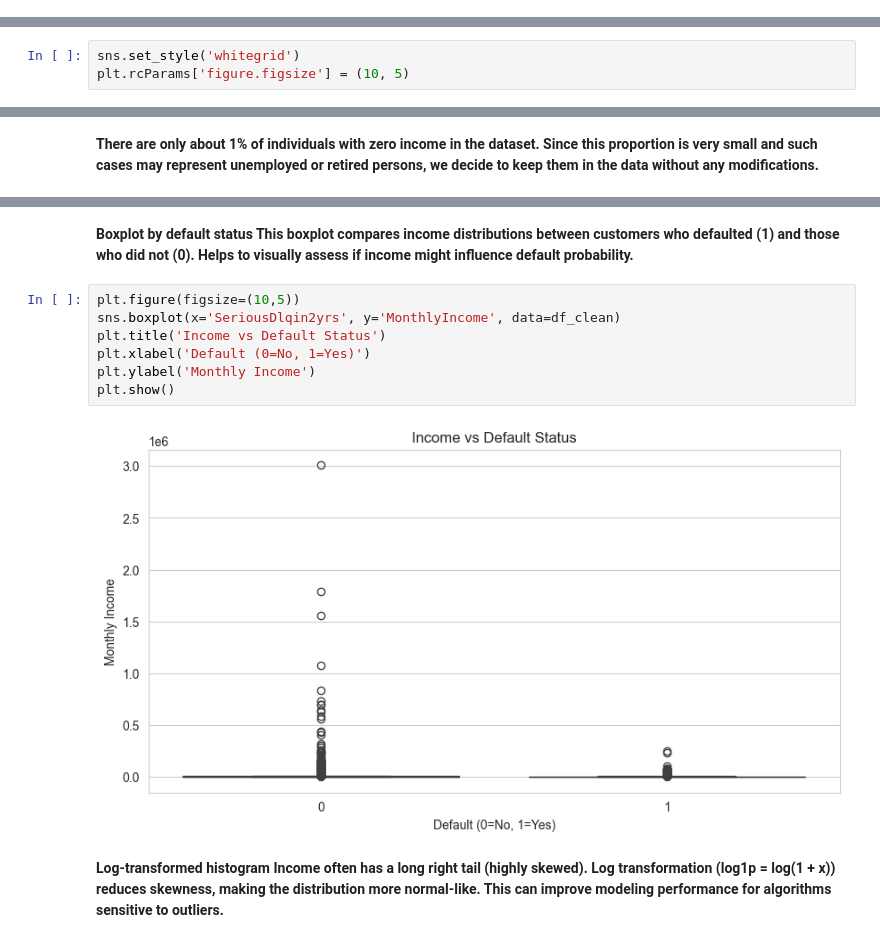
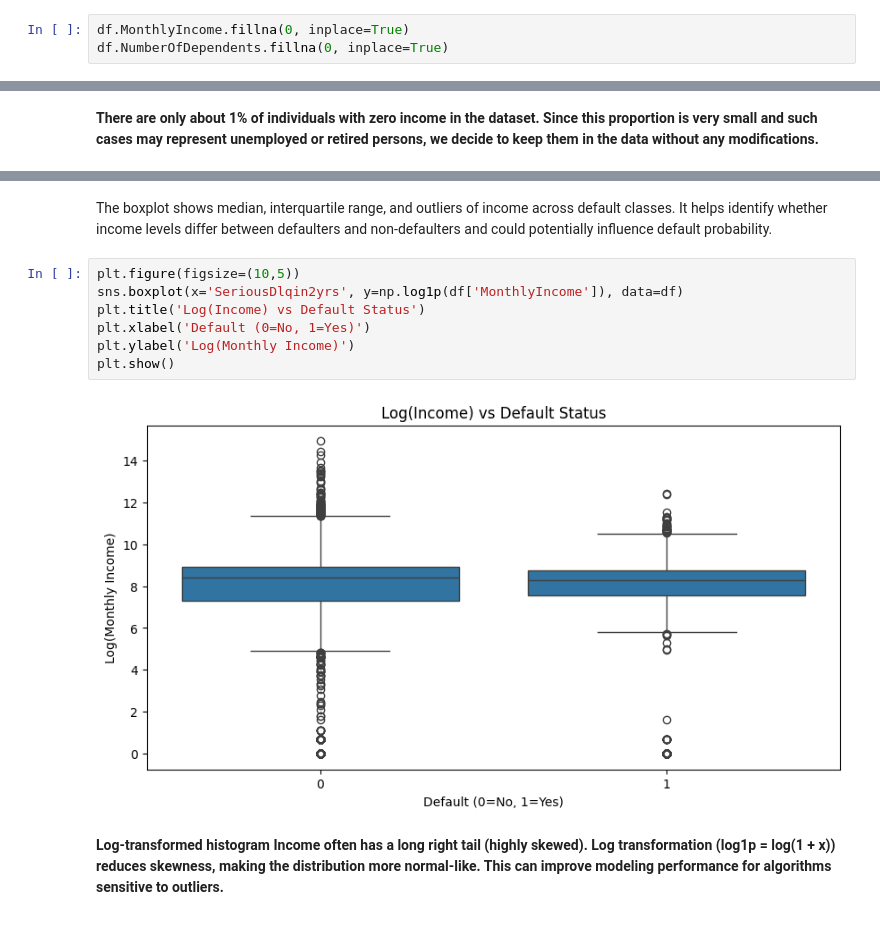
Before and after one commit to JanIzmer/Credit_Scoring_Project, a Jupyter notebook: notebooks/01_EDA.ipynb, the cells around one changed output, grey strips where cells are left out. Drawn from its saved outputs; the diff is of its cells as text.

```diff
--- a/notebooks/01_EDA.ipynb
+++ b/notebooks/01_EDA.ipynb
@@ -18,0 +36,3 @@ df_clean = clean_credit_data(df)
+# %%
+df.MonthlyIncome.fillna(0, inplace=True)
+df.NumberOfDependents.fillna(0, inplace=True)
@@ -34,3 +118,0 @@ dtype: int64
-# %%
-sns.set_style('whitegrid')
-plt.rcParams['figure.figsize'] = (10, 5)
@@ -97,16 +196,15 @@ plt.show()
 # %% [markdown]
-**Boxplot by default status
-This boxplot compares income distributions between customers who defaulted (1) and those who did not (0).
-Helps to visually assess if income might influence default probability.**
+The boxplot shows median, interquartile range, and outliers of income across default classes.
+It helps identify whether income levels differ between defaulters and non-defaulters and could potentially influence default probability.
 # %%
 plt.figure(figsize=(10,5))
-sns.boxplot(x='SeriousDlqin2yrs', y='MonthlyIncome', data=df_clean)
-plt.title('Income vs Default Status')
+sns.boxplot(x='SeriousDlqin2yrs', y=np.log1p(df['MonthlyIncome']), data=df)
+plt.title('Log(Income) vs Default Status')
 plt.xlabel('Default (0=No, 1=Yes)')
-plt.ylabel('Monthly Income')
+plt.ylabel('Log(Monthly Income)')
 plt.show()
 # %% [output]
-[figure, old version]
+[figure, new version]
 # %% [markdown]
 **Log-transformed histogram
 Income often has a long right tail (highly skewed).
```
Also changed, not shown: parts of 49 cells of this notebook, 4 other files.
